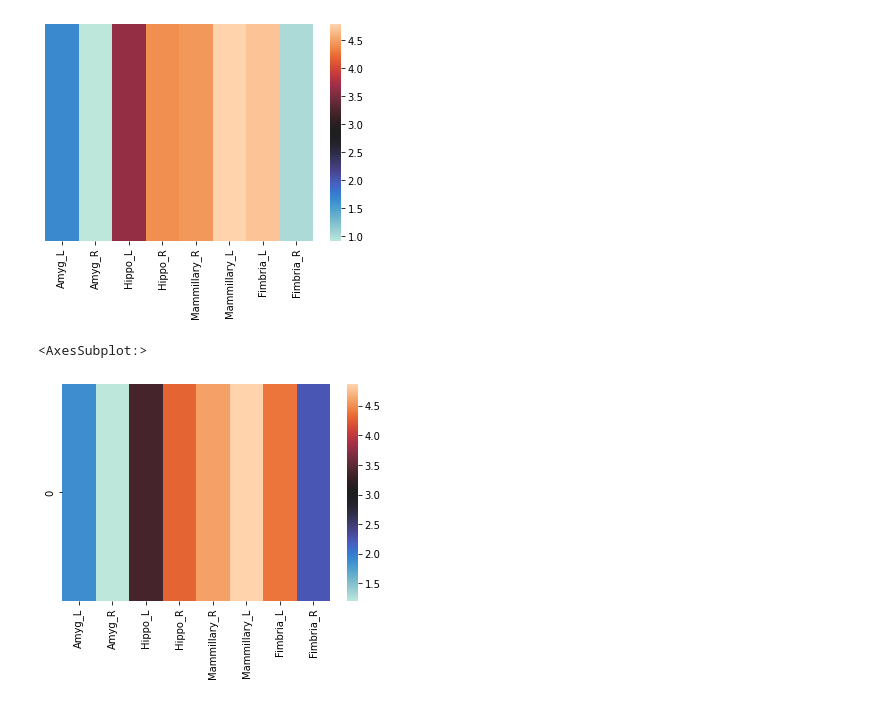
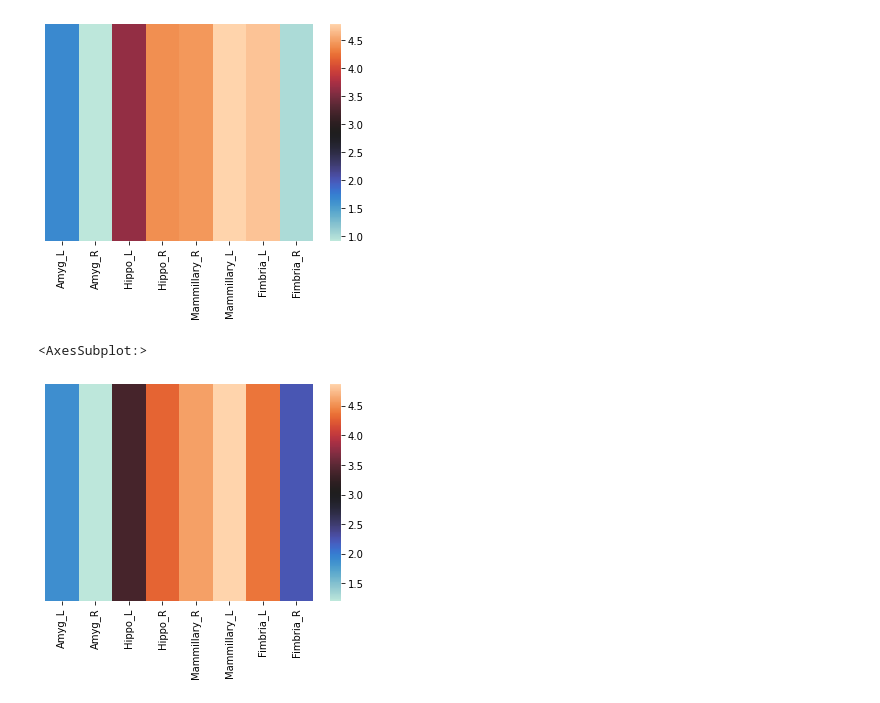
Before and after one commit to vivek-booshan/CompMed, a Jupyter notebook: analysis.ipynb, the cells around one changed output. Cells and saved outputs as stored; diff of their text form; code cells hidden in the pictures.

```diff
--- a/analysis.ipynb
+++ b/analysis.ipynb
@@ -165,14 +165,14 @@ diseasesigma = DISEASED.std(ddof=0)
 # %%
 dict_disease_mu = dict(diseasemu)
 dict_disease_sigma = dict(diseasesigma)
 
 filtered = MNI_BIOCARD_stats[["Object", "Volume_mm3"]]
 disease_zscore = []
 for i, j in filtered.itertuples(index=False):
     disease_zscore.append((j - dict_disease_mu[i]) / dict_disease_sigma[i])
 
 disease_zscore = array(disease_zscore).reshape(8, 1)
-sns.heatmap(disease_zscore.T, cmap="icefire", xticklabels=MNI_BIOCARD_stats["Object"])
+sns.heatmap(disease_zscore.T, cmap="icefire", xticklabels=MNI_BIOCARD_stats["Object"], yticklabels=False)
 # %% [output]
 <AxesSubplot:>
-[figure, old version]
+[figure, new version]
```
